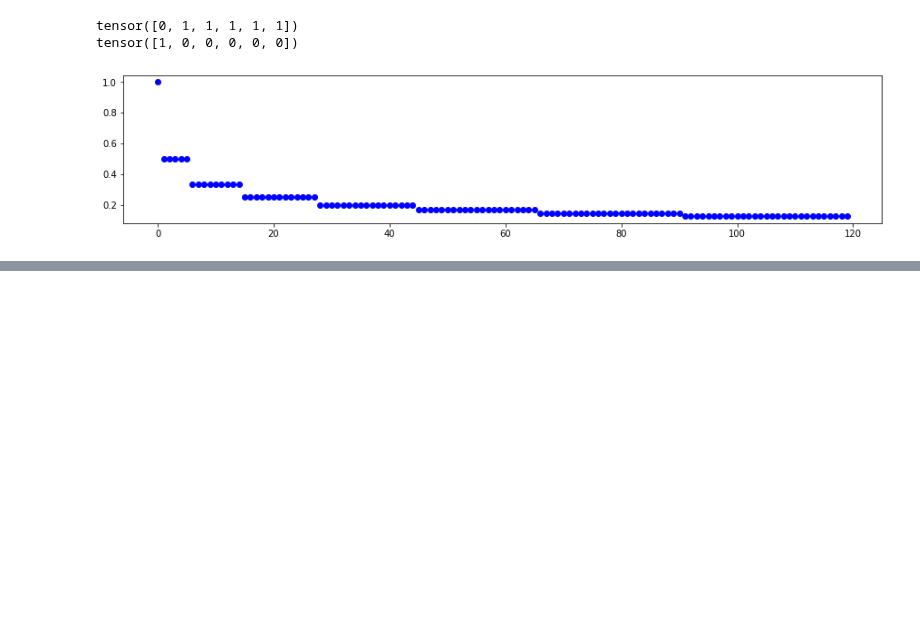
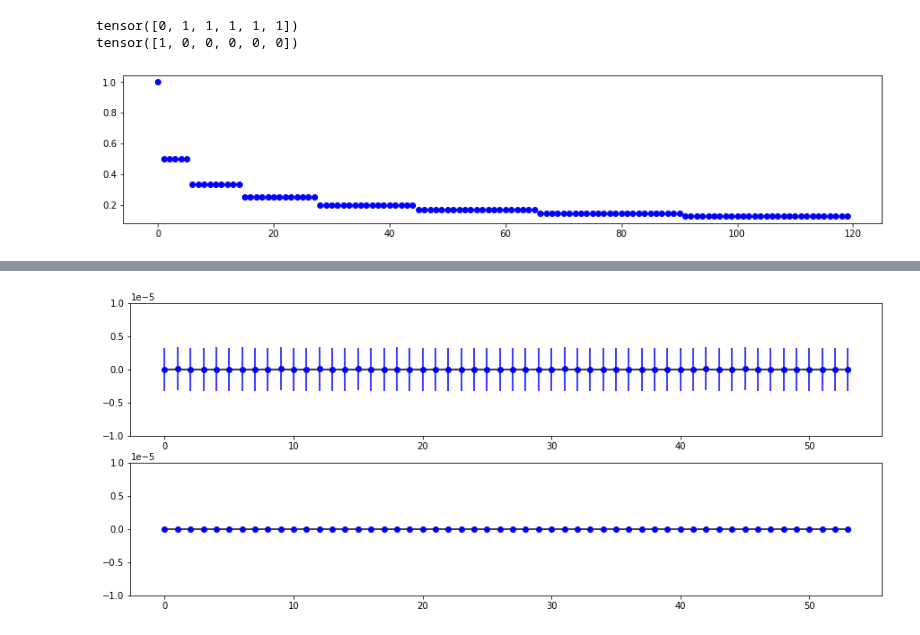
Before and after one commit to i-a-morozov/harmonica, a Jupyter notebook: notebook/nb_twiss.ipynb, the cells around one changed output, grey strips where cells are left out. Cells and saved outputs as stored; diff of their text form; code cells hidden in the pictures; blank space fills up the shorter version.

```diff
--- a/notebook/nb_twiss.ipynb
+++ b/notebook/nb_twiss.ipynb
@@ -3248,0 +1787,4 @@ twiss = Twiss(model, table, limit=8)
+# %%
+# Import correct twiss data at monitor locations
+
+bx_m, ax_m, fx_m, by_m, ay_m, fy_m = numpy.load('../twiss.npy').T
@@ -3248,0 +1929,18 @@ twiss = Twiss(model, table, limit=8)
+# %%
+# Compare phase advance between adjacent monitor locations with correct data
+
+plt.figure(figsize=(15, 3*2))
+
+ax1 = plt.subplot(211)
+ax1.errorbar(range(model.monitor_count), (fx_m - table.phase_x.cpu().numpy()), yerr=table.sigma_x.cpu().numpy(), fmt=' ', marker='o', color='blue')
+ax1.hlines(0, 0, model.monitor_count - 1, colors='black')
+ax1.set_ylim(-1.0E-5, +1.0E-5)
+
+ax2 = plt.subplot(212)
+ax2.errorbar(range(model.monitor_count), (fy_m - table.phase_y.cpu().numpy()), yerr=table.sigma_y.cpu().numpy(), fmt=' ', marker='o', color='blue')
+ax2.hlines(0, 0, model.monitor_count - 1, colors='black')
+ax2.set_ylim(-1.0E-5, +1.0E-5)
+
+plt.show()
+# %% [output]
+[figure, added]
```
Also changed, not shown: parts of 81 cells of this notebook, 12 other files.
